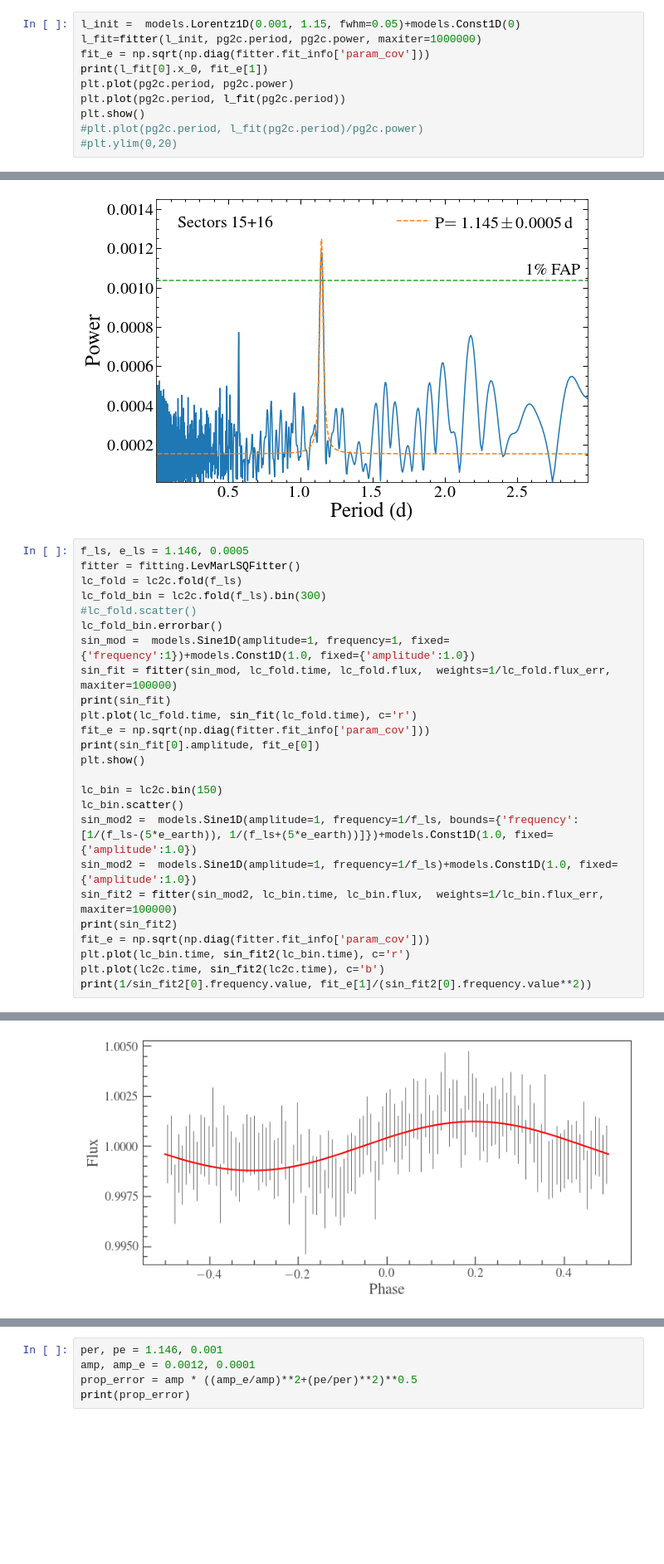
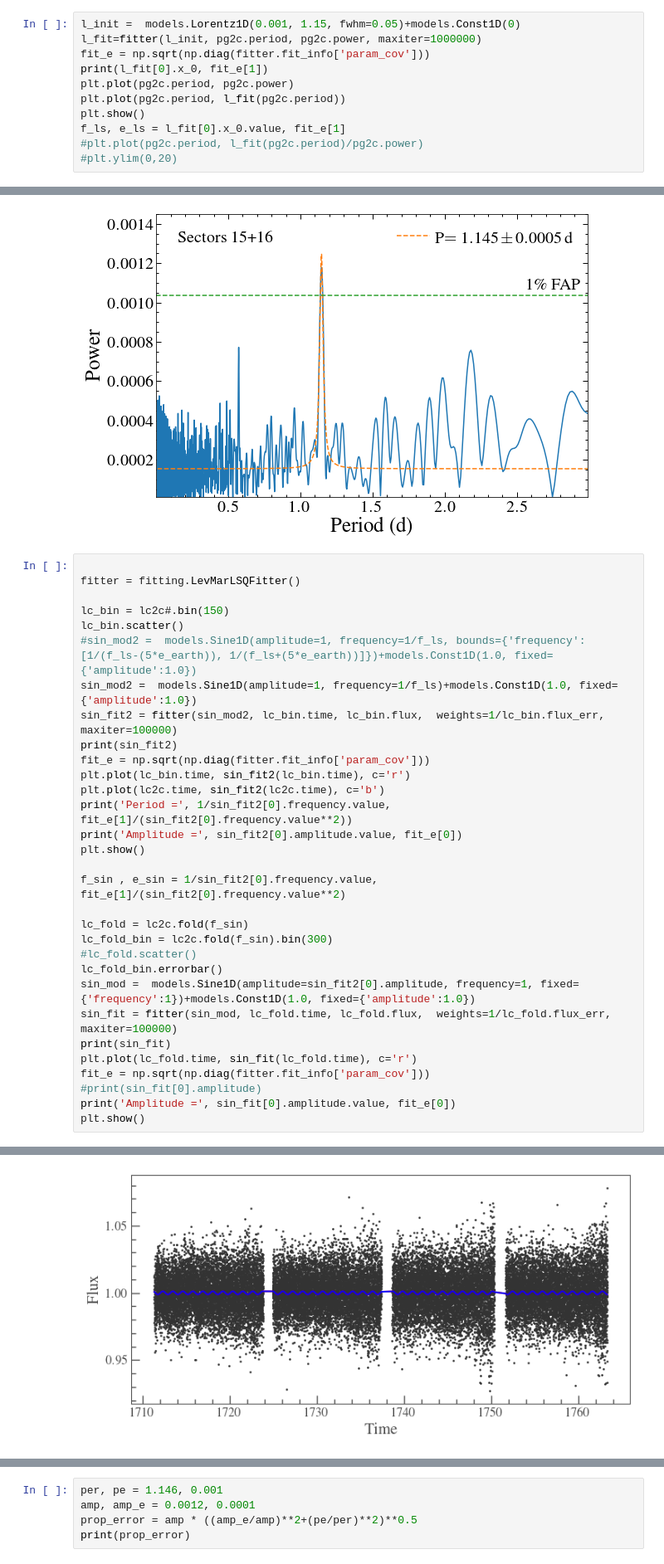
Before and after one commit to davidjwilson/GD394-Tess, a Jupyter notebook: tess_period.ipynb, the cells around one changed output, grey strips where cells are left out. Shown at 83% size. Drawn from its saved outputs; the diff is of its cells as text; blank space fills up the shorter version.

```diff
--- a/tess_period.ipynb
+++ b/tess_period.ipynb
@@ -262,6 +262,7 @@ print(l_fit[0].x_0, fit_e[1])
 plt.plot(pg2c.period, pg2c.power)
 plt.plot(pg2c.period, l_fit(pg2c.period))
 plt.show()
+f_ls, e_ls = l_fit[0].x_0.value, fit_e[1]
 #plt.plot(pg2c.period, l_fit(pg2c.period)/pg2c.power)
 #plt.ylim(0,20)
 # %% [output]
@@ -291,28 +292,34 @@ plt.savefig('plots/both_ls_with_fit.png')
 # %% [output]
 [figure]
 # %%
-f_ls, e_ls = 1.146, 0.0005
+
 fitter = fitting.LevMarLSQFitter()
-lc_fold = lc2c.fold(f_ls)
-lc_fold_bin = lc2c.fold(f_ls).bin(300)
-#lc_fold.scatter()
-lc_fold_bin.errorbar()
-sin_mod =  models.Sine1D(amplitude=1, frequency=1, fixed={'frequency':1})+models.Const1D(1.0, fixed={'amplitude':1.0})
-sin_fit = fitter(sin_mod, lc_fold.time, lc_fold.flux,  weights=1/lc_fold.flux_err, maxiter=100000)
-print(sin_fit)
-plt.plot(lc_fold.time, sin_fit(lc_fold.time), c='r')
-fit_e = np.sqrt(np.diag(fitter.fit_info['param_cov']))
-print(sin_fit[0].amplitude, fit_e[0])
-plt.show()
 
-lc_bin = lc2c.bin(150)
+lc_bin = lc2c#.bin(150)
 lc_bin.scatter()
-sin_mod2 =  models.Sine1D(amplitude=1, frequency=1/f_ls, bounds={'frequency':[1/(f_ls-(5*e_earth)), 1/(f_ls+(5*e_earth))]})+models.Const1D(1.0, fixed={'amplitude':1.0})
+#sin_mod2 =  models.Sine1D(amplitude=1, frequency=1/f_ls, bounds={'frequency':[1/(f_ls-(5*e_earth)), 1/(f_ls+(5*e_earth))]})+models.Const1D(1.0, fixed={'amplitude':1.0})
 sin_mod2 =  models.Sine1D(amplitude=1, frequency=1/f_ls)+models.Const1D(1.0, fixed={'amplitude':1.0})
 sin_fit2 = fitter(sin_mod2, lc_bin.time, lc_bin.flux,  weights=1/lc_bin.flux_err, maxiter=100000)
 print(sin_fit2)
 fit_e = np.sqrt(np.diag(fitter.fit_info['param_cov']))
 plt.plot(lc_bin.time, sin_fit2(lc_bin.time), c='r')
 plt.plot(lc2c.time, sin_fit2(lc2c.time), c='b')
-print(1/sin_fit2[0].frequency.value, fit_e[1]/(sin_fit2[0].frequency.value**2))
+print('Period =', 1/sin_fit2[0].frequency.value, fit_e[1]/(sin_fit2[0].frequency.value**2))
+print('Amplitude =', sin_fit2[0].amplitude.value, fit_e[0])
+plt.show()
+
+f_sin , e_sin = 1/sin_fit2[0].frequency.value, fit_e[1]/(sin_fit2[0].frequency.value**2)
+
+lc_fold = lc2c.fold(f_sin)
+lc_fold_bin = lc2c.fold(f_sin).bin(300)
+#lc_fold.scatter()
+lc_fold_bin.errorbar()
+sin_mod =  models.Sine1D(amplitude=sin_fit2[0].amplitude, frequency=1, fixed={'frequency':1})+models.Const1D(1.0, fixed={'amplitude':1.0})
+sin_fit = fitter(sin_mod, lc_fold.time, lc_fold.flux,  weights=1/lc_fold.flux_err, maxiter=100000)
+print(sin_fit)
+plt.plot(lc_fold.time, sin_fit(lc_fold.time), c='r')
+fit_e = np.sqrt(np.diag(fitter.fit_info['param_cov']))
+#print(sin_fit[0].amplitude)
+print('Amplitude =', sin_fit[0].amplitude.value, fit_e[0])
+plt.show()
 # %% [output]
@@ -333 +341 @@ Parameter('amplitude', value=0.001223101617371698) 0.00011839975561949558
-[figure, old version]
+[figure, new version]
```
Also changed, not shown: parts of 11 cells of this notebook, 4 other files.
